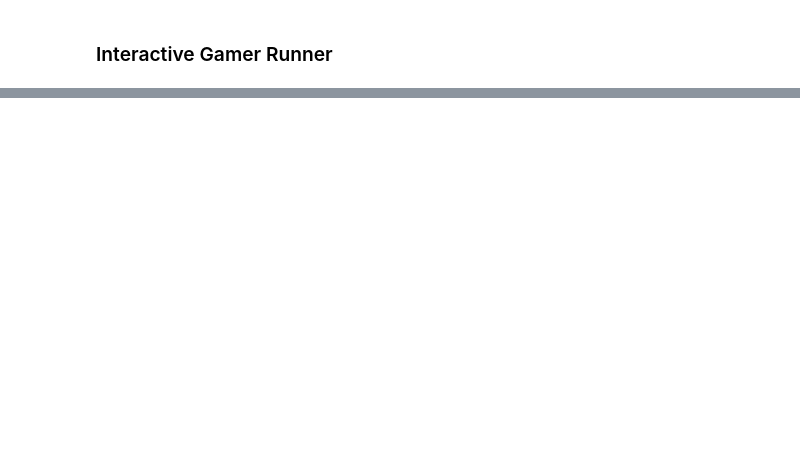
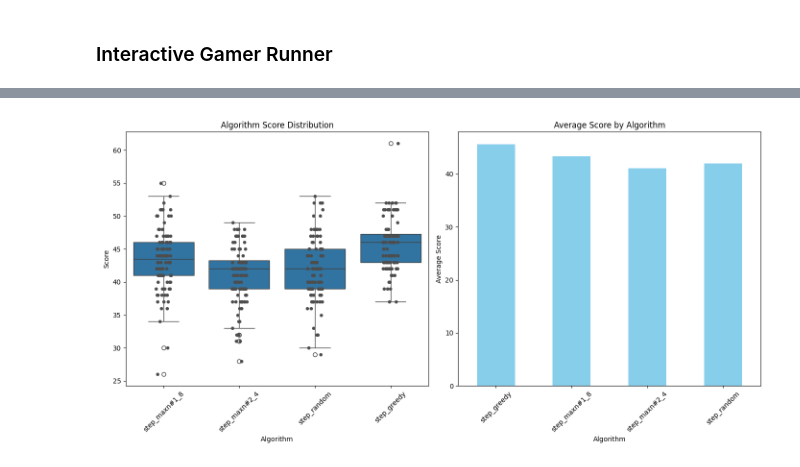
Before and after one commit to tlab-unip/ai_lab_blokus, a Jupyter notebook: readme.ipynb, the cells around one changed output, grey strips where cells are left out. Cells and saved outputs as stored; diff of their text form; code cells hidden in the pictures; blank space fills up the shorter version.

```diff
--- a/readme.ipynb
+++ b/readme.ipynb
@@ -169 +161,28 @@ YELLOW  43
+# %%
+from src.game.statistics import *
+
+players = [
+    SquareColor.RED,
+    SquareColor.GREEN,
+    SquareColor.BLUE,
+    SquareColor.YELLOW,
+]
+steppers = [
+    make_step_maxn(8),
+    make_step_maxn(4),
+    step_random,
+    step_greedy,
+]
+initial_game_state = {player: 0 for player in players}
+results = run_simulations(
+    players,
+    steppers,
+    initial_game_state,
+    num_simulations=100,
+)
+# %%
+df, stats = compute_statistics(results)
+visualize_results(df)
+# %% [output]
+[figure, added]
 # %%
```
Also changed, not shown: parts of 7 cells of this notebook, 6 other files.
